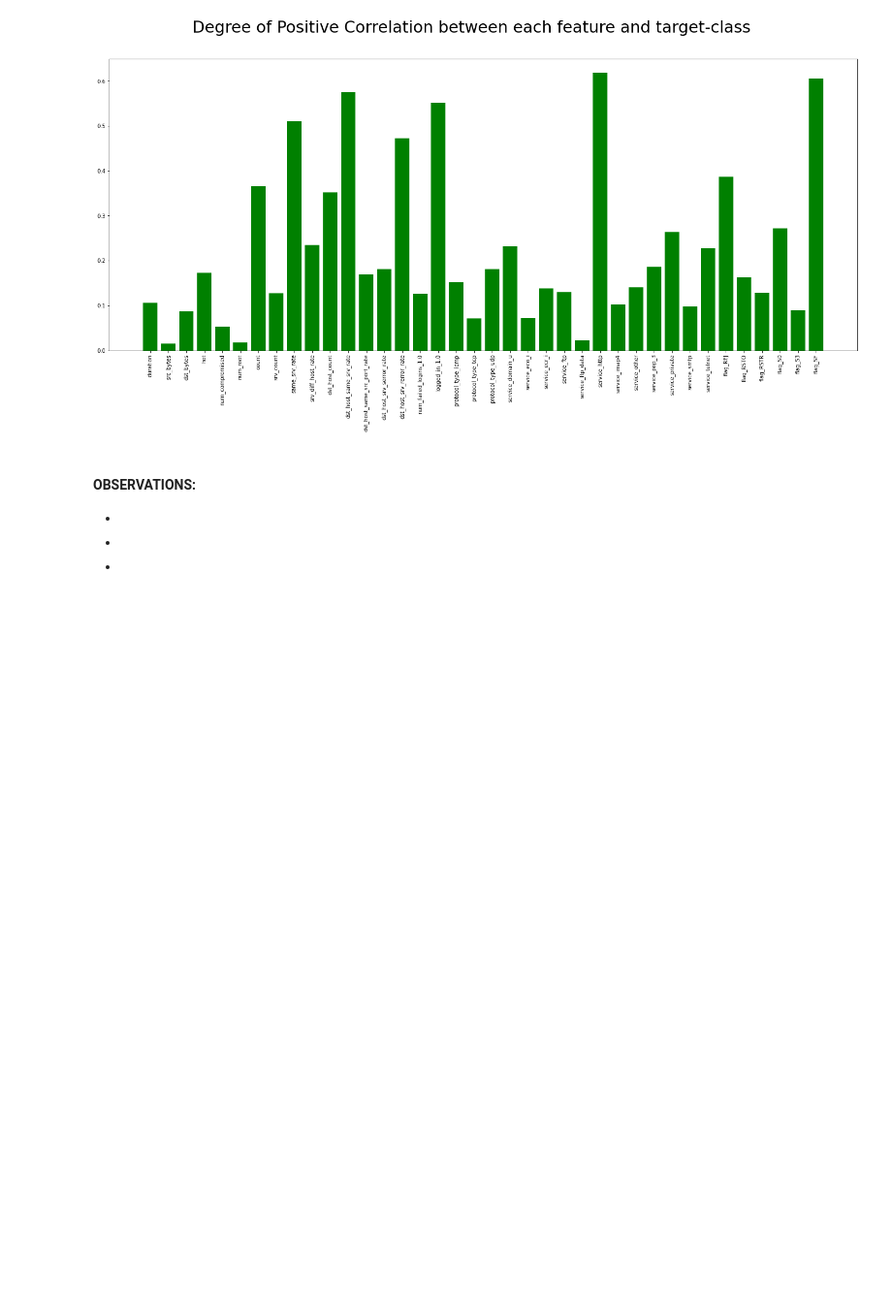
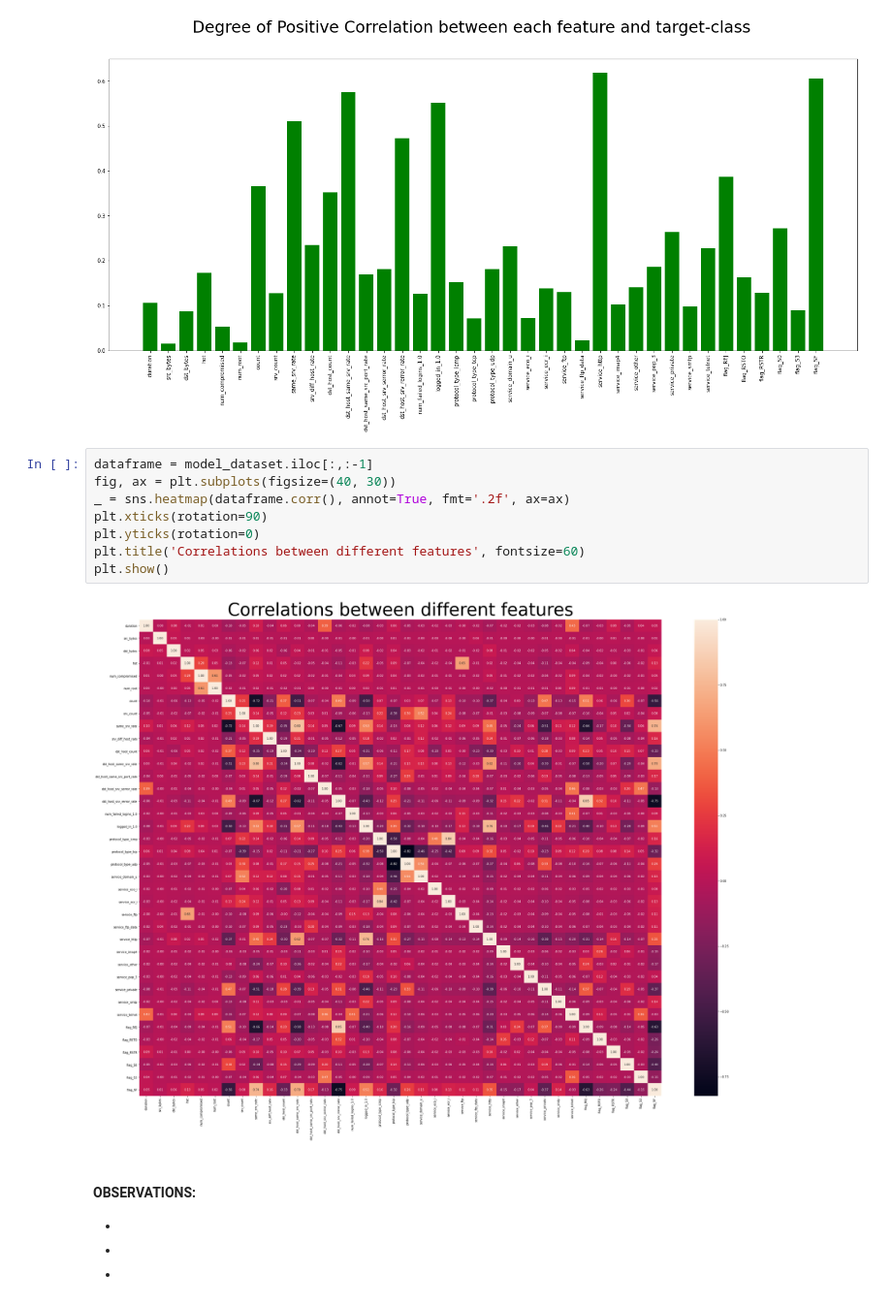
Before and after one commit to umang8496/bits-dse, a Jupyter notebook: ids_assignment_01/signature-detection-classifier.ipynb, the cells around one changed output. Shown at 97% size. Drawn from its saved outputs; the diff is of its cells as text; blank space fills up the shorter version.

```diff
--- a/ids_assignment_01/signature-detection-classifier.ipynb
+++ b/ids_assignment_01/signature-detection-classifier.ipynb
@@ -2146,6 +2147,16 @@ plt.xticks(rotation=90)
 plt.show()
 # %% [output]
 [figure]
+# %%
+dataframe = model_dataset.iloc[:,:-1]
+fig, ax = plt.subplots(figsize=(40, 30))
+_ = sns.heatmap(dataframe.corr(), annot=True, fmt='.2f', ax=ax)
+plt.xticks(rotation=90)
+plt.yticks(rotation=0)
+plt.title('Correlations between different features', fontsize=60)
+plt.show()
+# %% [output]
+[figure, added]
 # %% [markdown]
 #### OBSERVATIONS:
 -
```
Also changed, not shown: parts of 16 cells of this notebook.
